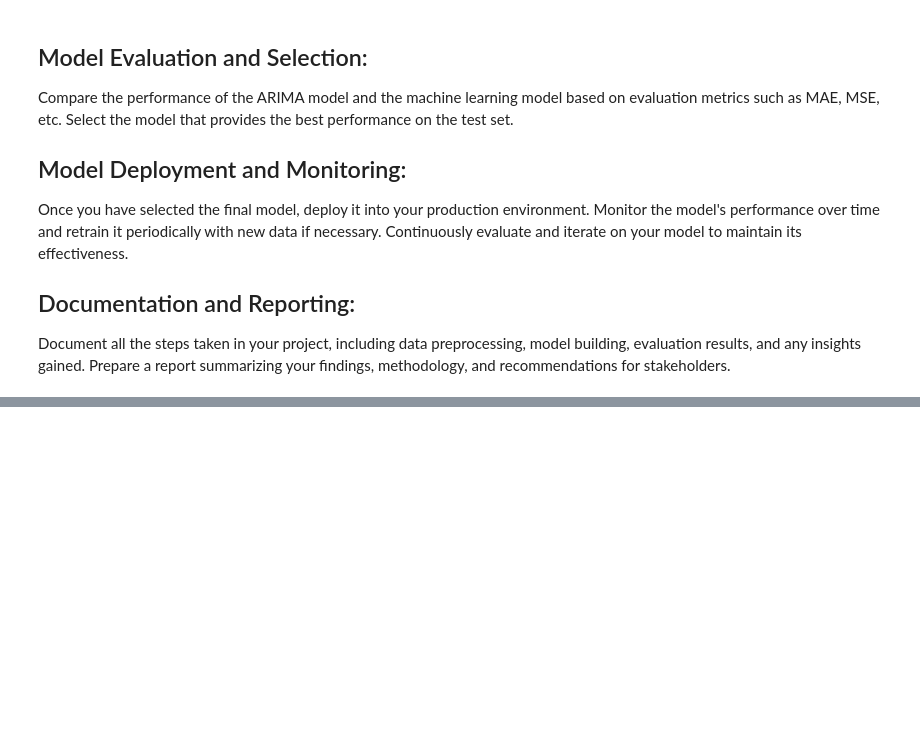
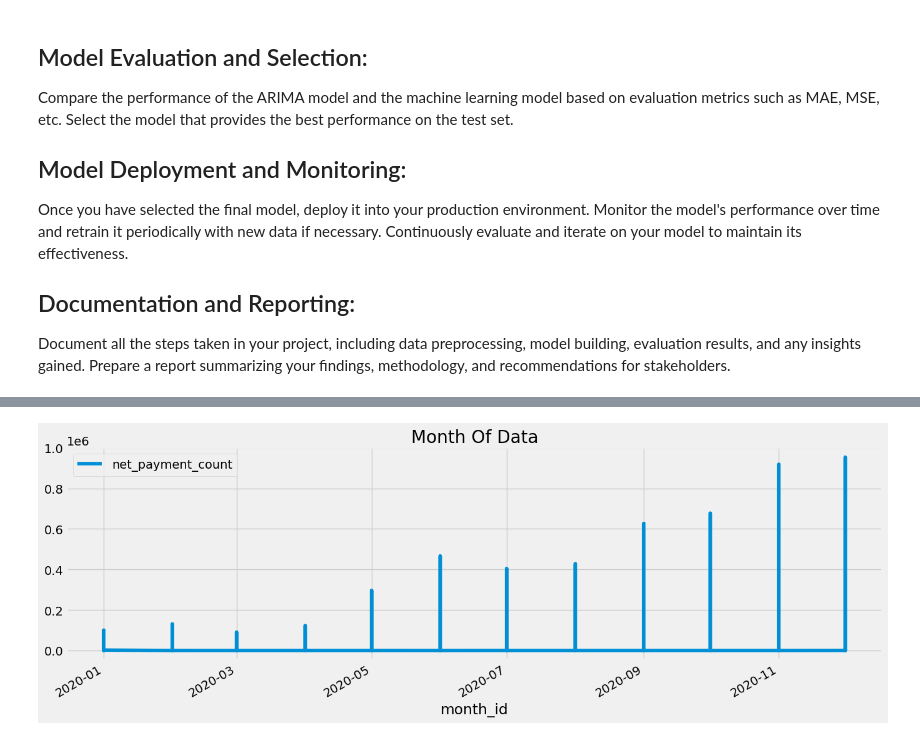
Before and after one commit to hakankorpe/2024, a Jupyter notebook: iyzico/iyzico_planned.ipynb, the cells around one changed output, grey strips where cells are left out. Saved outputs shown, nothing was run; the diff lists cells and outputs as text; code cells hidden in the pictures; blank space fills up the shorter version.

```diff
--- a/iyzico/iyzico_planned.ipynb
+++ b/iyzico/iyzico_planned.ipynb
@@ -1111,0 +1157,6 @@ encoding_df
+# %%
+new_data.loc[(new_data.index >= '2020-01-01') & (new_data.index < '2021-01-01')] \
+    .plot(figsize=(15, 5), title='Month Of Data')
+plt.show()
+# %% [output]
+[figure, added]
```
Also changed, not shown: parts of 23 cells of this notebook.
